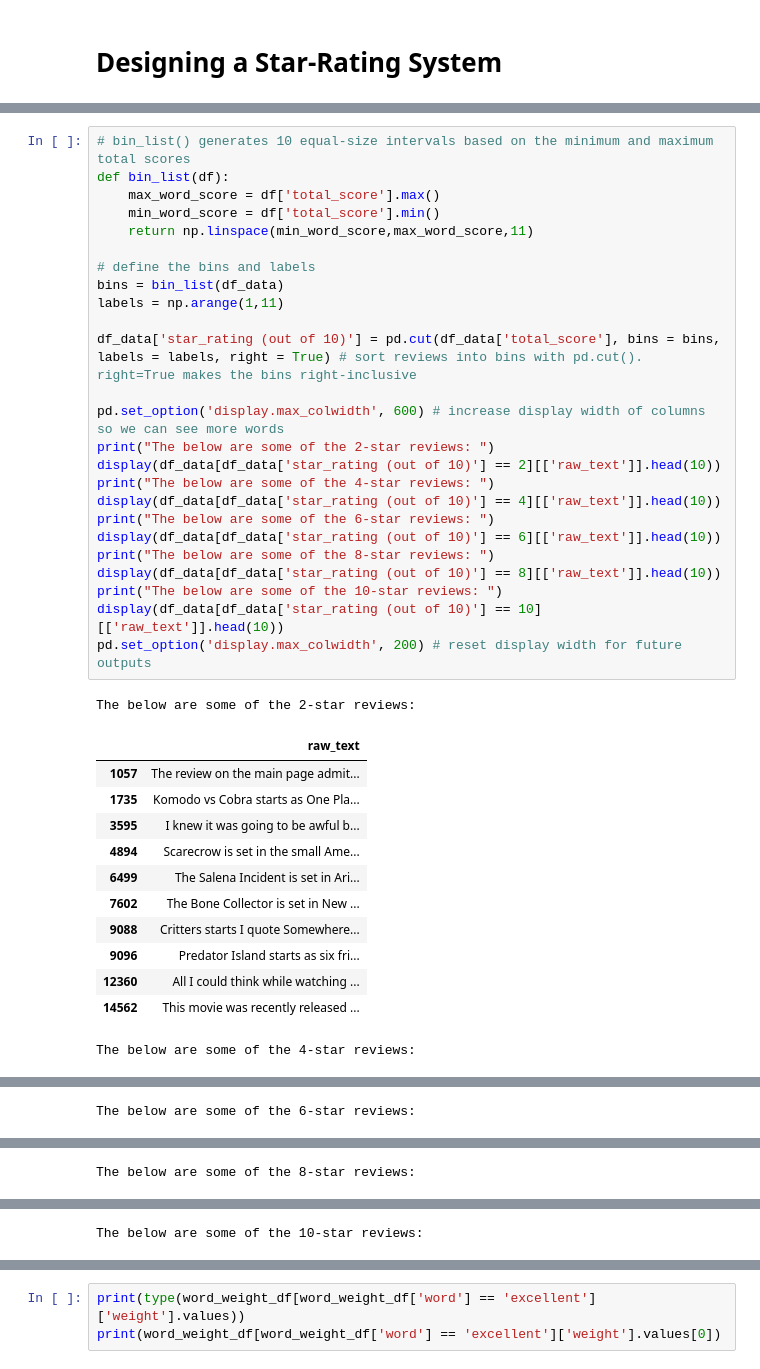
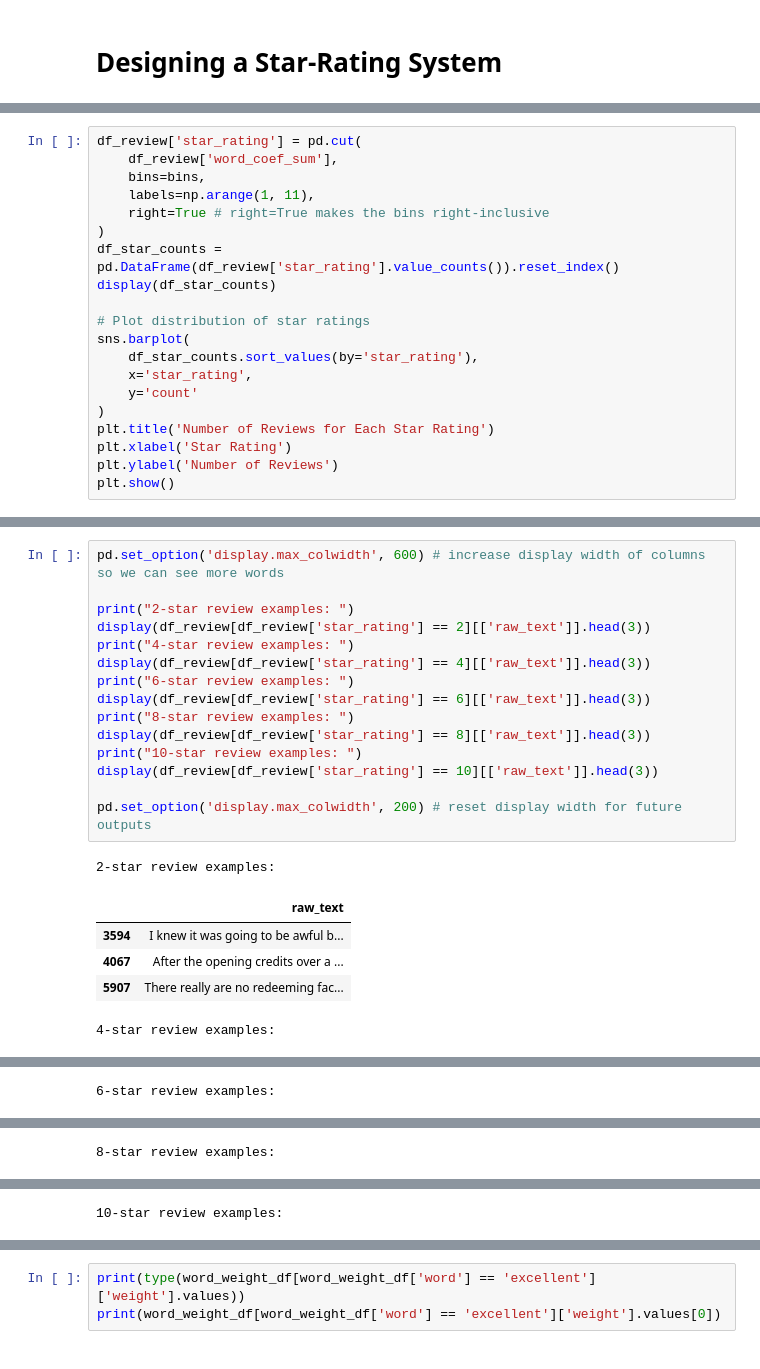
Before and after one commit to efei01/NSDC_F23_movie_reviews_project, a Jupyter notebook: Movie_Review_Sentiment_Analysis_V2.ipynb, the cells around one changed output, grey strips where cells are left out. Saved outputs shown, nothing was run; the diff lists cells and outputs as text.

Commit message:
Plotted distribution of star ratings

```diff
--- a/Movie_Review_Sentiment_Analysis_V2.ipynb
+++ b/Movie_Review_Sentiment_Analysis_V2.ipynb
@@ -314,0 +322,20 @@ df_review.head(10)
+# %%
+df_review['star_rating'] = pd.cut(
+    df_review['word_coef_sum'],
+    bins=bins,
+    labels=np.arange(1, 11),
+    right=True # right=True makes the bins right-inclusive
+)
+df_star_counts = pd.DataFrame(df_review['star_rating'].value_counts()).reset_index()
+display(df_star_counts)
+
+# Plot distribution of star ratings
+sns.barplot(
+    df_star_counts.sort_values(by='star_rating'),
+    x='star_rating',
+    y='count'
+)
+plt.title('Number of Reviews for Each Star Rating')
+plt.xlabel('Star Rating')
+plt.ylabel('Number of Reviews')
+plt.show()
@@ -315,40 +355,23 @@ df_review.head(10)
 # %%
-# bin_list() generates 10 equal-size intervals based on the minimum and maximum total scores
-def bin_list(df):
-    max_word_score = df['total_score'].max()
-    min_word_score = df['total_score'].min()
-    return np.linspace(min_word_score,max_word_score,11)
+pd.set_option('display.max_colwidth', 600) # increase display width of columns so we can see more words
 
-# define the bins and labels
-bins = bin_list(df_data)
-labels = np.arange(1,11)
+print("2-star review examples: ")
+display(df_review[df_review['star_rating'] == 2][['raw_text']].head(3))
+print("4-star review examples: ")
+display(df_review[df_review['star_rating'] == 4][['raw_text']].head(3))
+print("6-star review examples: ")
+display(df_review[df_review['star_rating'] == 6][['raw_text']].head(3))
+print("8-star review examples: ")
+display(df_review[df_review['star_rating'] == 8][['raw_text']].head(3))
+print("10-star review examples: ")
+display(df_review[df_review['star_rating'] == 10][['raw_text']].head(3))
 
-df_data['star_rating (out of 10)'] = pd.cut(df_data['total_score'], bins = bins, labels = labels, right = True) # sort reviews into bins with pd.cut(). right=True makes the bins right-inclusive
-
-pd.set_option('display.max_colwidth', 600) # increase display width of columns so we can see more words
-print("The below are some of the 2-star reviews: ")
-display(df_data[df_data['star_rating (out of 10)'] == 2][['raw_text']].head(10))
-print("The below are some of the 4-star reviews: ")
-display(df_data[df_data['star_rating (out of 10)'] == 4][['raw_text']].head(10))
-print("The below are some of the 6-star reviews: ")
-display(df_data[df_data['star_rating (out of 10)'] == 6][['raw_text']].head(10))
-print("The below are some of the 8-star reviews: ")
-display(df_data[df_data['star_rating (out of 10)'] == 8][['raw_text']].head(10))
-print("The below are some of the 10-star reviews: ")
-display(df_data[df_data['star_rating (out of 10)'] == 10][['raw_text']].head(10))
 pd.set_option('display.max_colwidth', 200) # reset display width for future outputs
 # %% [output]
-The below are some of the 2-star reviews:
+2-star review examples:
 |  | raw_text |
-| 1057 | The review on the main page admit... |
-| 1735 | Komodo vs Cobra starts as One Pla... |
-| 3595 | I knew it was going to be awful b... |
-| 4894 | Scarecrow is set in the small Ame... |
-| 6499 | The Salena Incident is set in Ari... |
-| 7602 | The Bone Collector is set in New ... |
-| 9088 | Critters starts I quote Somewhere... |
-| 9096 | Predator Island starts as six fri... |
-| 12360 | All I could think while watching ... |
-| 14562 | This movie was recently released ... |
+| 3594 | I knew it was going to be awful b... |
+| 4067 | After the opening credits over a ... |
+| 5907 | There really are no redeeming fac... |
-The below are some of the 4-star reviews:
+4-star review examples:
 |  | raw_text |
@@ -365,3 +381,3 @@ The below are some of the 4-star reviews:
-The below are some of the 6-star reviews:
+6-star review examples:
 |  | raw_text |
 | 0 | One of the other reviewers has me... |
@@ -377,2 +386,2 @@ The below are some of the 6-star reviews:
-The below are some of the 8-star reviews:
+8-star review examples:
 |  | raw_text |
@@ -389,2 +391,2 @@ The below are some of the 8-star reviews:
-The below are some of the 10-star reviews:
+10-star review examples:
 |  | raw_text |
```
Also changed, not shown: parts of 13 cells of this notebook.
